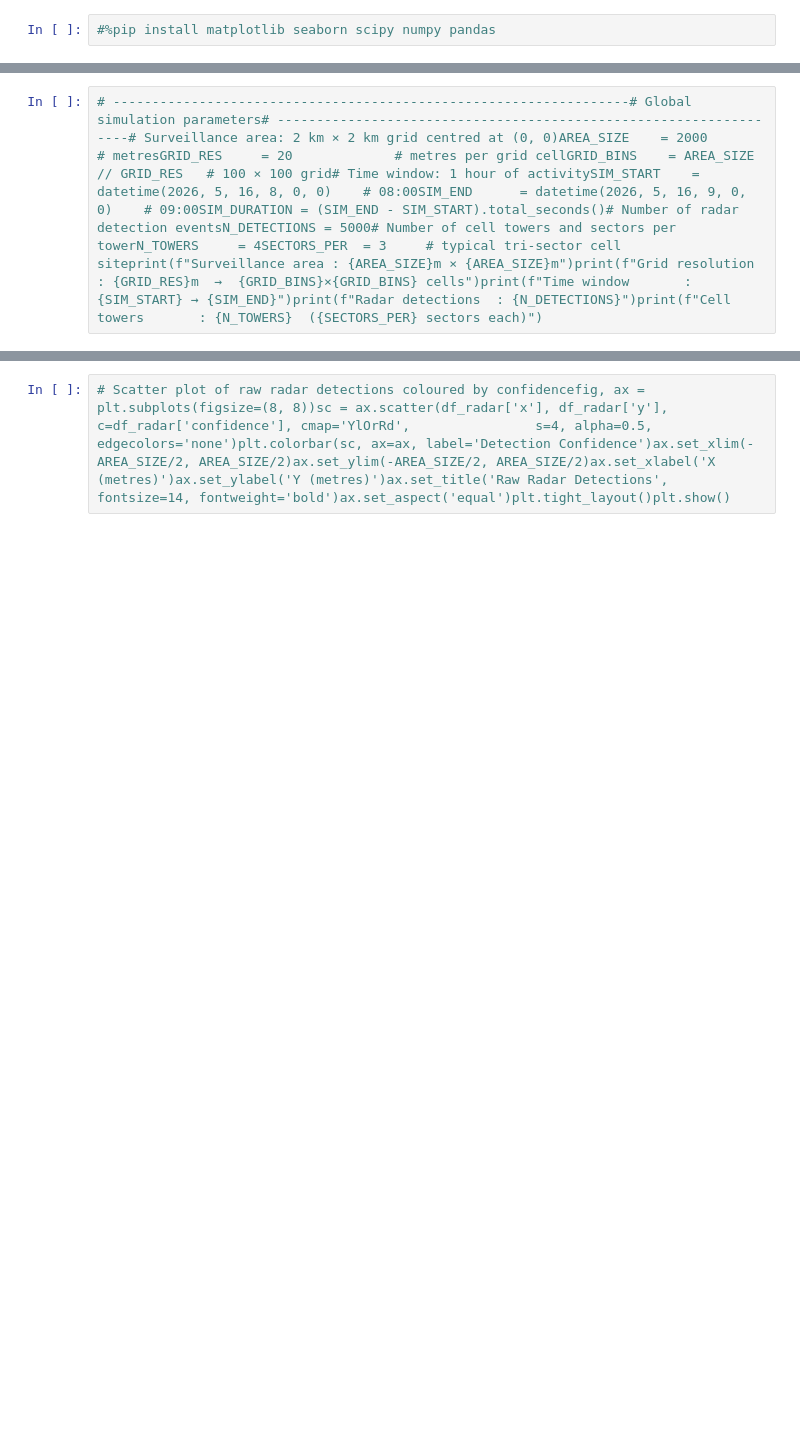
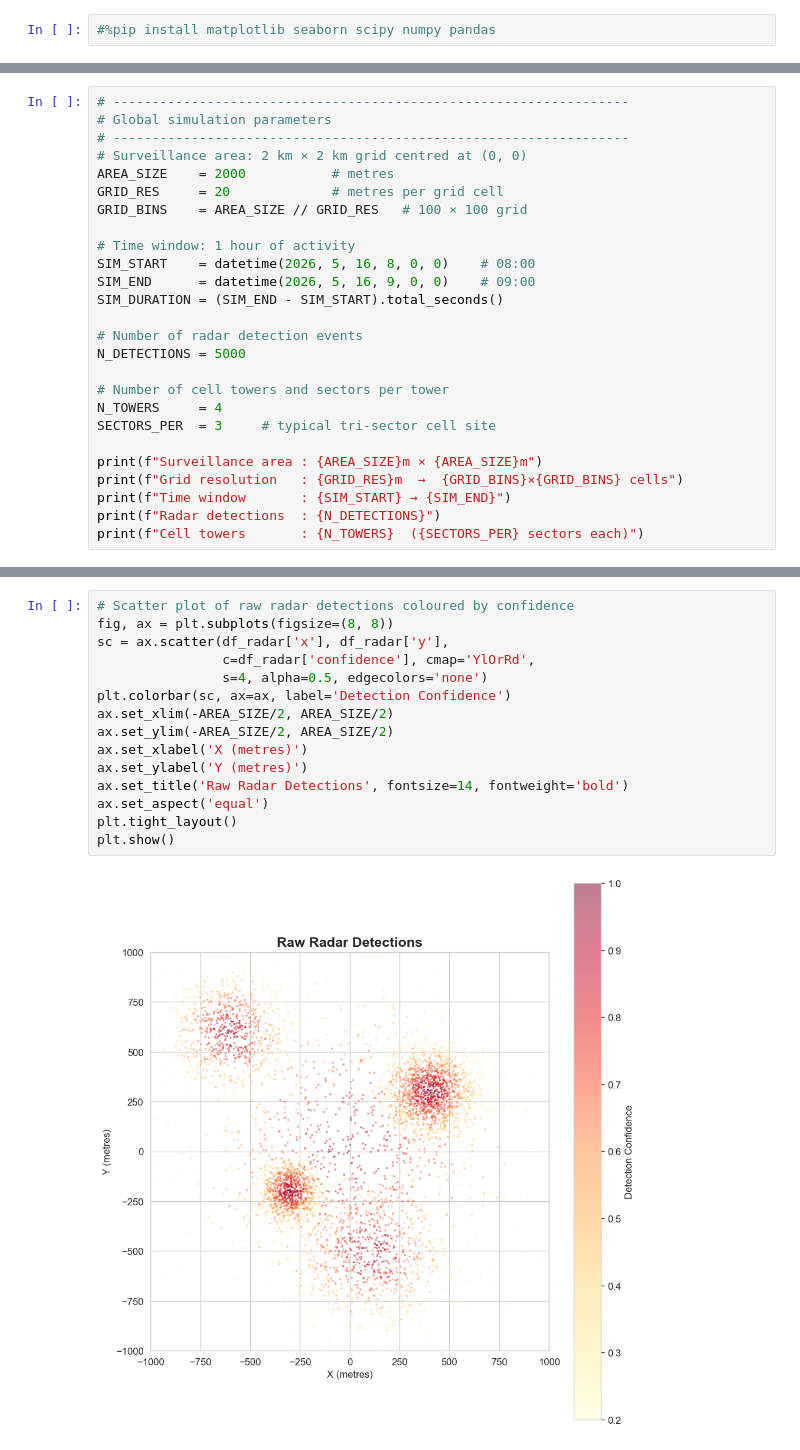
Before and after one commit to Boison08/RADAR-SIGNAL-DETECTION, a Jupyter notebook: presence_heatmap_generator.ipynb, the cells around one changed output, grey strips where cells are left out. Cells and saved outputs as stored; diff of their text form; blank space fills up the shorter version.

```diff
--- a/presence_heatmap_generator.ipynb
+++ b/presence_heatmap_generator.ipynb
@@ -7,2 +48,26 @@
 # %%
-# ------------------------------------------------------------------# Global simulation parameters# ------------------------------------------------------------------# Surveillance area: 2 km × 2 km grid centred at (0, 0)AREA_SIZE    = 2000           # metresGRID_RES     = 20             # metres per grid cellGRID_BINS    = AREA_SIZE // GRID_RES   # 100 × 100 grid# Time window: 1 hour of activitySIM_START    = datetime(2026, 5, 16, 8, 0, 0)    # 08:00SIM_END      = datetime(2026, 5, 16, 9, 0, 0)    # 09:00SIM_DURATION = (SIM_END - SIM_START).total_seconds()# Number of radar detection eventsN_DETECTIONS = 5000# Number of cell towers and sectors per towerN_TOWERS     = 4SECTORS_PER  = 3     # typical tri-sector cell siteprint(f"Surveillance area : {AREA_SIZE}m × {AREA_SIZE}m")print(f"Grid resolution   : {GRID_RES}m  →  {GRID_BINS}×{GRID_BINS} cells")print(f"Time window       : {SIM_START} → {SIM_END}")print(f"Radar detections  : {N_DETECTIONS}")print(f"Cell towers       : {N_TOWERS}  ({SECTORS_PER} sectors each)")
+# ------------------------------------------------------------------
+# Global simulation parameters
+# ------------------------------------------------------------------
+# Surveillance area: 2 km × 2 km grid centred at (0, 0)
+AREA_SIZE    = 2000           # metres
+GRID_RES     = 20             # metres per grid cell
+GRID_BINS    = AREA_SIZE // GRID_RES   # 100 × 100 grid
+
+# Time window: 1 hour of activity
+SIM_START    = datetime(2026, 5, 16, 8, 0, 0)    # 08:00
+SIM_END      = datetime(2026, 5, 16, 9, 0, 0)    # 09:00
+SIM_DURATION = (SIM_END - SIM_START).total_seconds()
+
+# Number of radar detection events
+N_DETECTIONS = 5000
+
+# Number of cell towers and sectors per tower
+N_TOWERS     = 4
+SECTORS_PER  = 3     # typical tri-sector cell site
+
+print(f"Surveillance area : {AREA_SIZE}m × {AREA_SIZE}m")
+print(f"Grid resolution   : {GRID_RES}m  →  {GRID_BINS}×{GRID_BINS} cells")
+print(f"Time window       : {SIM_START} → {SIM_END}")
+print(f"Radar detections  : {N_DETECTIONS}")
+print(f"Cell towers       : {N_TOWERS}  ({SECTORS_PER} sectors each)")
@@ -11,3 +145,18 @@
 # %%
-# Scatter plot of raw radar detections coloured by confidencefig, ax = plt.subplots(figsize=(8, 8))sc = ax.scatter(df_radar['x'], df_radar['y'],                c=df_radar['confidence'], cmap='YlOrRd',                s=4, alpha=0.5, edgecolors='none')plt.colorbar(sc, ax=ax, label='Detection Confidence')ax.set_xlim(-AREA_SIZE/2, AREA_SIZE/2)ax.set_ylim(-AREA_SIZE/2, AREA_SIZE/2)ax.set_xlabel('X (metres)')ax.set_ylabel('Y (metres)')ax.set_title('Raw Radar Detections', fontsize=14, fontweight='bold')ax.set_aspect('equal')plt.tight_layout()plt.show()
+# Scatter plot of raw radar detections coloured by confidence
+fig, ax = plt.subplots(figsize=(8, 8))
+sc = ax.scatter(df_radar['x'], df_radar['y'],
+                c=df_radar['confidence'], cmap='YlOrRd',
+                s=4, alpha=0.5, edgecolors='none')
+plt.colorbar(sc, ax=ax, label='Detection Confidence')
+ax.set_xlim(-AREA_SIZE/2, AREA_SIZE/2)
+ax.set_ylim(-AREA_SIZE/2, AREA_SIZE/2)
+ax.set_xlabel('X (metres)')
+ax.set_ylabel('Y (metres)')
+ax.set_title('Raw Radar Detections', fontsize=14, fontweight='bold')
+ax.set_aspect('equal')
+plt.tight_layout()
+plt.show()
+# %% [output]
+[figure, added]
 # %%
```
Also changed, not shown: parts of 11 cells of this notebook.
